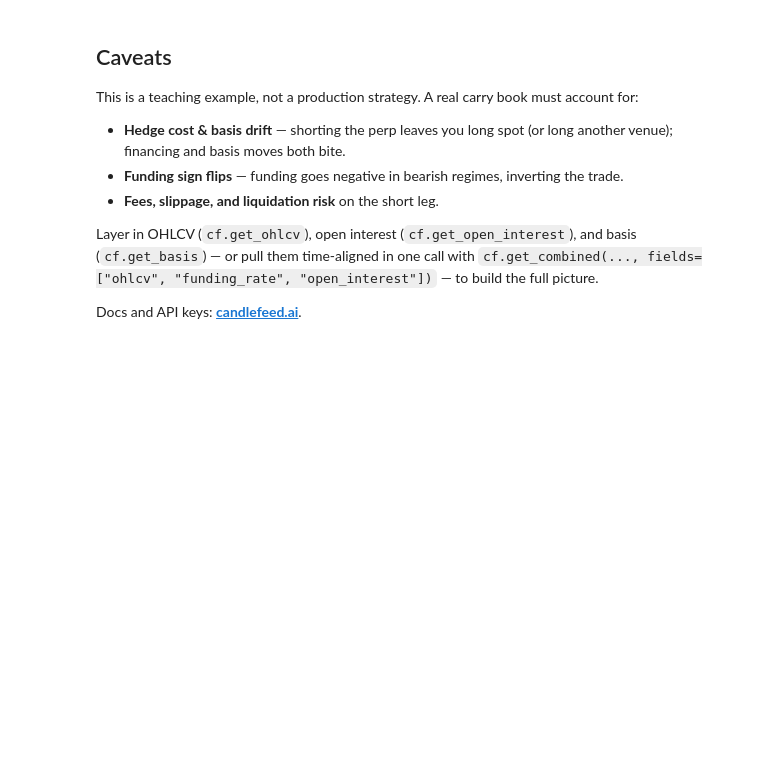
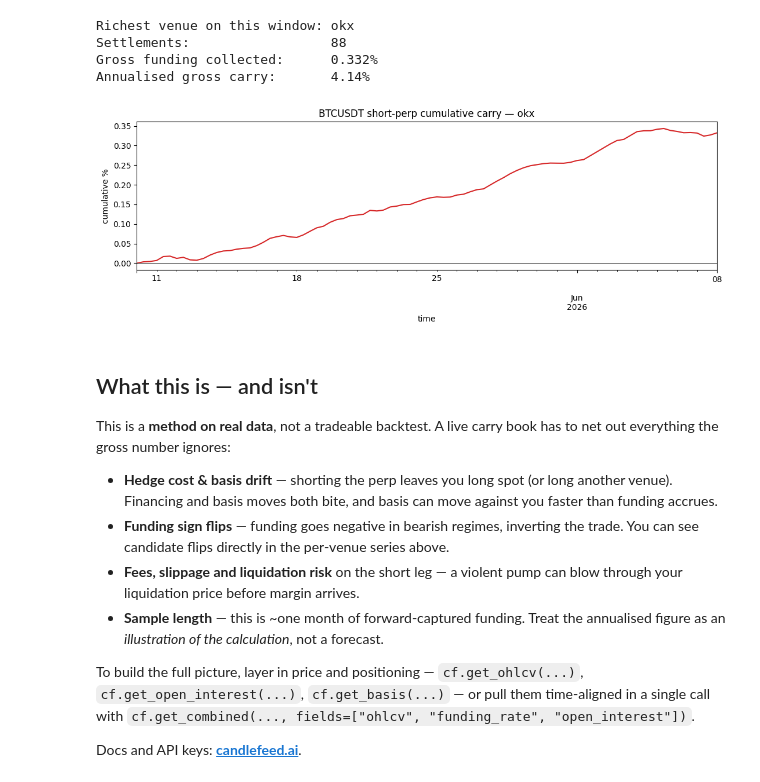
Before and after one commit to candlefeed-ai/candlefeed-python, a Jupyter notebook: examples/funding_carry_backtest.ipynb, the cells around one changed output. Saved outputs shown, nothing was run; the diff lists cells and outputs as text; code cells hidden in the pictures; blank space fills up the shorter version.

```diff
--- a/examples/funding_carry_backtest.ipynb
+++ b/examples/funding_carry_backtest.ipynb
@@ -102,12 +131,32 @@ except TierRestrictedError as e:
+# %%
+best = (funding.sum()).idxmax()
+gross = funding[best]
+ann = gross.mean() * 3 * 365 * 100
+
+print(f"Richest venue on this window: {best}")
+print(f"Settlements:                  {gross.shape[0]}")
+print(f"Gross funding collected:      {gross.sum()*100:.3f}%")
+print(f"Annualised gross carry:       {ann:.2f}%")
+
+gross.cumsum().mul(100).plot(figsize=(11, 4), color="C3",
+    title=f"{SYMBOL} short-perp cumulative carry — {best}")
+plt.ylabel("cumulative %"); plt.axhline(0, color="k", lw=0.6); plt.tight_layout()
+# %% [output]
+Richest venue on this window: okx
+Settlements:                  88
+Gross funding collected:      0.332%
+Annualised gross carry:       4.14%
+[figure, added]
 # %% [markdown]
-## Caveats
+## What this is — and isn't
 
-This is a teaching example, not a production strategy. A real carry book must account for:
+This is a **method on real data**, not a tradeable backtest. A live carry book has to net out everything the gross number ignores:
 
-- **Hedge cost & basis drift** — shorting the perp leaves you long spot (or long another venue); financing and basis moves both bite.
-- **Funding sign flips** — funding goes negative in bearish regimes, inverting the trade.
-- **Fees, slippage, and liquidation risk** on the short leg.
+- **Hedge cost & basis drift** — shorting the perp leaves you long spot (or long another venue). Financing and basis moves both bite, and basis can move against you faster than funding accrues.
+- **Funding sign flips** — funding goes negative in bearish regimes, inverting the trade. You can see candidate flips directly in the per-venue series above.
+- **Fees, slippage and liquidation risk** on the short leg — a violent pump can blow through your liquidation price before margin arrives.
+- **Sample length** — this is ~one month of forward-captured funding. Treat the annualised figure as an *illustration of the calculation*, not a forecast.
 
-Layer in OHLCV (`cf.get_ohlcv`), open interest (`cf.get_open_interest`), and basis (`cf.get_basis`) — or pull them time-aligned in one call with `cf.get_combined(..., fields=["ohlcv", "funding_rate", "open_interest"])` — to build the full picture.
+To build the full picture, layer in price and positioning — `cf.get_ohlcv(...)`, `cf.get_open_interest(...)`, `cf.get_basis(...)` — or pull them time-aligned in a single call with `cf.get_combined(..., fields=["ohlcv", "funding_rate", "open_interest"])`.
 
 Docs and API keys: **[candlefeed.ai](https://candlefeed.ai)**.
```
Also changed, not shown: parts of 16 cells of this notebook, 5 other files.
